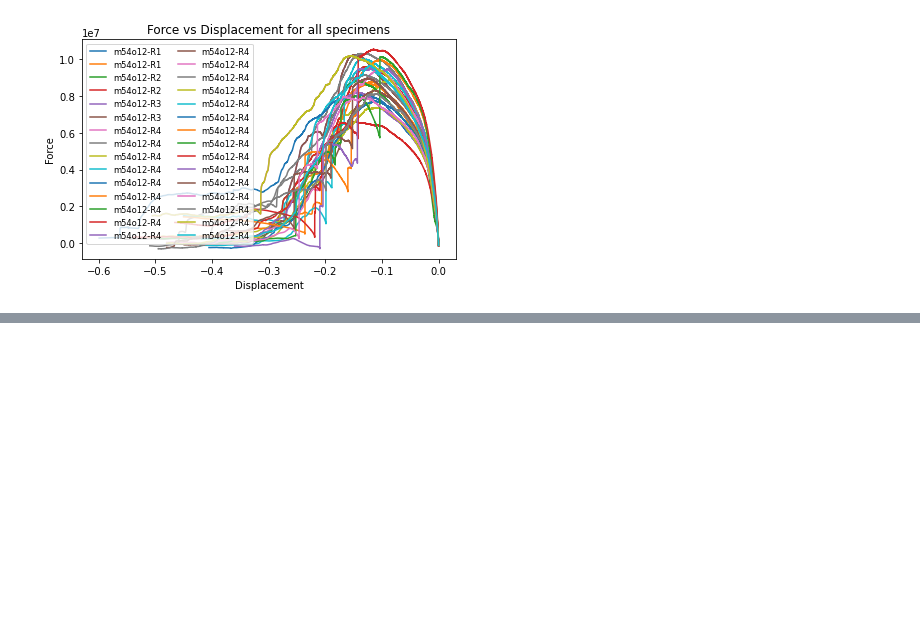
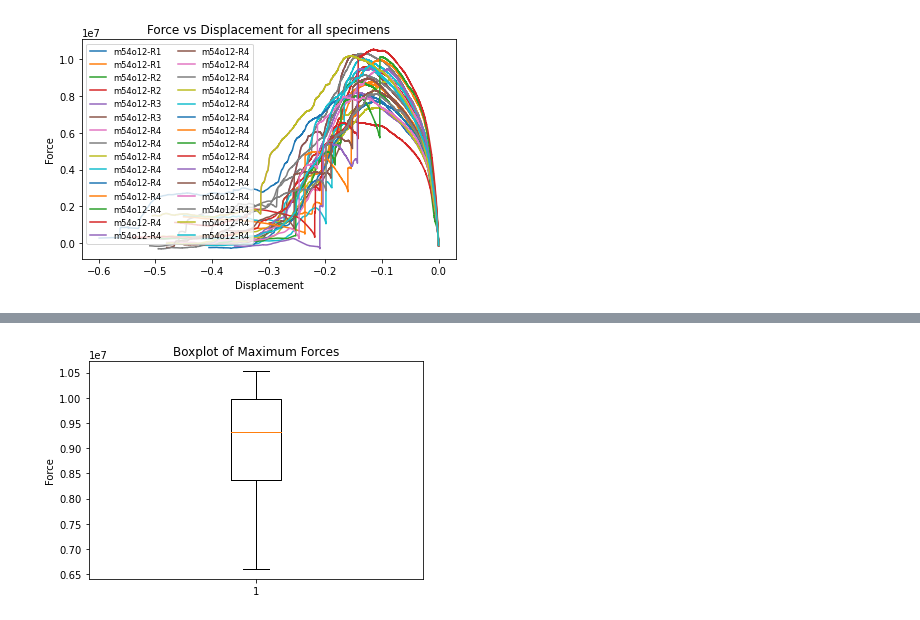
Before and after one commit to cfsrc/FastenerConnectionTeam, a Jupyter notebook: OSB_JSON.ipynb, the cells around one changed output, grey strips where cells are left out. Cells and saved outputs as stored; diff of their text form; code cells hidden in the pictures; blank space fills up the shorter version.

```diff
--- a/OSB_JSON.ipynb
+++ b/OSB_JSON.ipynb
@@ -194,0 +338,9 @@ plt.show()
+# %%
+max_forces = [max(specimen['test']['force']) for specimen in all_specimens]
+
+plt.boxplot(max_forces)
+plt.title('Boxplot of Maximum Forces')
+plt.ylabel('Force')
+plt.show()
+# %% [output]
+[figure, added]
```
Also changed, not shown: parts of 10 cells of this notebook.
